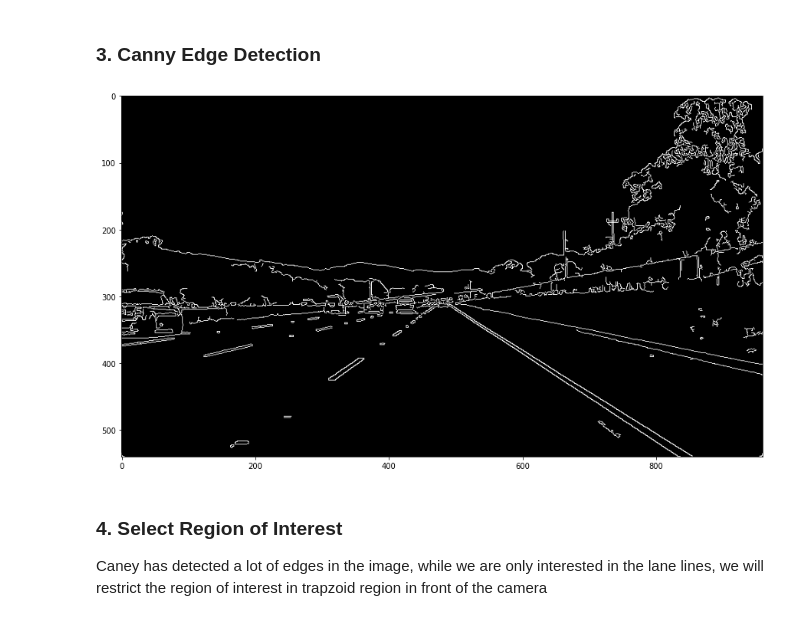
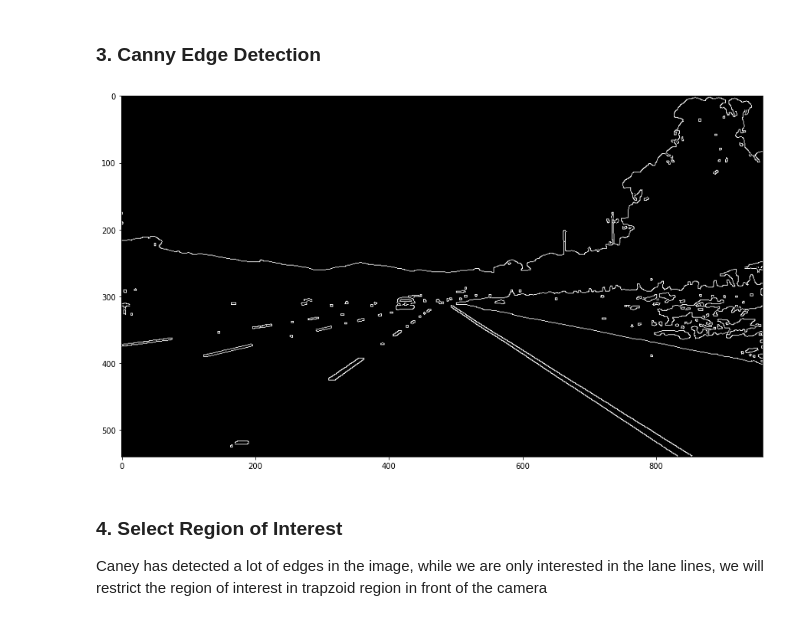
Before and after one commit to chen-bowen/Self_Driving_Car, a Jupyter notebook: 1. Finding_Lanes/Finding_Lanes.ipynb, the cells around one changed output. Drawn from its saved outputs; the diff is of its cells as text; code cells hidden in the pictures.

```diff
--- a/1. Finding_Lanes/Finding_Lanes.ipynb
+++ b/1. Finding_Lanes/Finding_Lanes.ipynb
@@ -106,8 +108,8 @@ def color_filter(image):
     white_mask = cv2.inRange(converted, lower, upper)
 
     # yellow color mask
-    lower = np.uint8([20, 0, 100])
-    upper = np.uint8([50, 255, 255])
+    lower = np.uint8([50, 0, 100])
+    upper = np.uint8([100, 255, 255])
     yellow_mask = cv2.inRange(converted, lower, upper)
 
     # combine the mask
@@ -139,10 +143,18 @@ def canny(img, low_threshold, high_threshold):
     return cv2.Canny(img, low_threshold, high_threshold)
 # %%
 plt.figure(figsize=(15, 10))
-plt.imshow(canny(image, low_threshold=50, high_threshold=150), cmap="gray")
+plt.imshow(
+    canny(gaussian_blur(color_filter(image), 5), low_threshold=50, high_threshold=150),
+    cmap="gray",
+)
+plt.imsave(
+    "examples/canny_edge_detect.jpg",
+    canny(gaussian_blur(color_filter(image), 5), low_threshold=50, high_threshold=150),
+    cmap="gray",
+)
 plt.show()
 # %% [output]
-[figure, old version]
+[figure, new version]
 # %% [markdown]
 ### 4. Select Region of Interest
 
```
Also changed, not shown: parts of 13 cells of this notebook, 10 other files.
